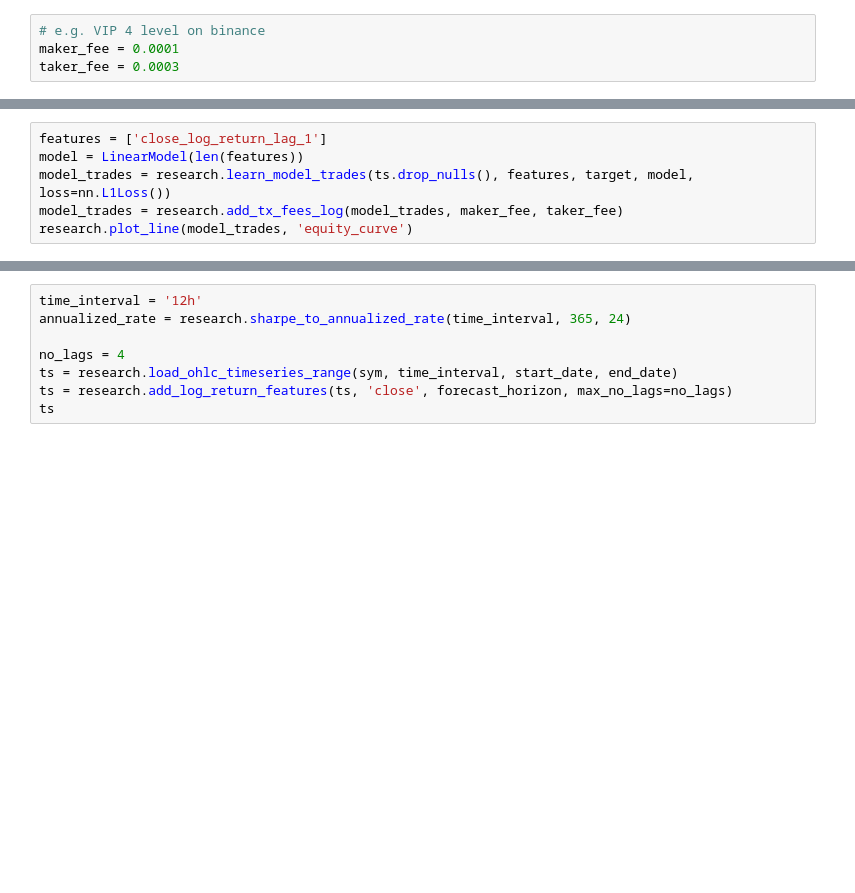
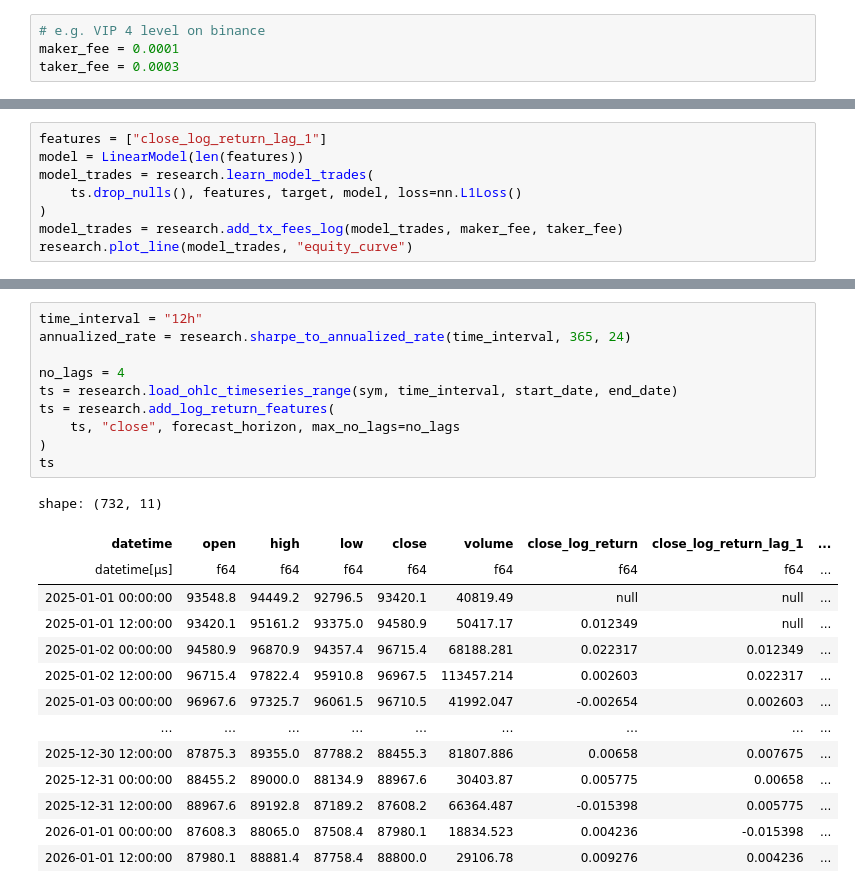
Before and after one commit to nickderaj/quant-trading-labs, a Jupyter notebook: src/research.ipynb, the cells around one changed output, grey strips where cells are left out. Cells and saved outputs as stored; diff of their text form; blank space fills up the shorter version.

```diff
--- a/src/research.ipynb
+++ b/src/research.ipynb
@@ -321,6 +769,8 @@ research.benchmark_linear_models(ts.drop_nulls(), target, feature_pool, annualiz
 # %%
-features = ['close_log_return_lag_1']
+features = ["close_log_return_lag_1"]
 model = LinearModel(len(features))
-model_trades = research.learn_model_trades(ts.drop_nulls(), features, target, model, loss=nn.L1Loss())
+model_trades = research.learn_model_trades(
+    ts.drop_nulls(), features, target, model, loss=nn.L1Loss()
+)
 model_trades = research.add_tx_fees_log(model_trades, maker_fee, taker_fee)
-research.plot_line(model_trades, 'equity_curve')
+research.plot_line(model_trades, "equity_curve")
@@ -327,9 +779,26 @@ research.plot_line(model_trades, 'equity_curve')
 # %%
-time_interval = '12h'
+time_interval = "12h"
 annualized_rate = research.sharpe_to_annualized_rate(time_interval, 365, 24)
 
 no_lags = 4
 ts = research.load_ohlc_timeseries_range(sym, time_interval, start_date, end_date)
-ts = research.add_log_return_features(ts, 'close', forecast_horizon, max_no_lags=no_lags)
+ts = research.add_log_return_features(
+    ts, "close", forecast_horizon, max_no_lags=no_lags
+)
 ts
+# %% [output]
+shape: (732, 11)
+| datetime | open | high | low | close | volume | close_log_return | close_log_return_lag_1 | ... |
+| datetime[μs] | f64 | f64 | f64 | f64 | f64 | f64 | f64 | ... |
+| 2025-01-01 00:00:00 | 93548.8 | 94449.2 | 92796.5 | 93420.1 | 40819.49 | null | null | ... |
+| 2025-01-01 12:00:00 | 93420.1 | 95161.2 | 93375.0 | 94580.9 | 50417.17 | 0.012349 | null | ... |
+| 2025-01-02 00:00:00 | 94580.9 | 96870.9 | 94357.4 | 96715.4 | 68188.281 | 0.022317 | 0.012349 | ... |
+| 2025-01-02 12:00:00 | 96715.4 | 97822.4 | 95910.8 | 96967.5 | 113457.214 | 0.002603 | 0.022317 | ... |
+| 2025-01-03 00:00:00 | 96967.6 | 97325.7 | 96061.5 | 96710.5 | 41992.047 | -0.002654 | 0.002603 | ... |
+| … | … | … | … | … | … | … | … | ... |
+| 2025-12-30 12:00:00 | 87875.3 | 89355.0 | 87788.2 | 88455.3 | 81807.886 | 0.00658 | 0.007675 | ... |
+| 2025-12-31 00:00:00 | 88455.2 | 89000.0 | 88134.9 | 88967.6 | 30403.87 | 0.005775 | 0.00658 | ... |
+| 2025-12-31 12:00:00 | 88967.6 | 89192.8 | 87189.2 | 87608.2 | 66364.487 | -0.015398 | 0.005775 | ... |
+| 2026-01-01 00:00:00 | 87608.3 | 88065.0 | 87508.4 | 87980.1 | 18834.523 | 0.004236 | -0.015398 | ... |
+| 2026-01-01 12:00:00 | 87980.1 | 88881.4 | 87758.4 | 88800.0 | 29106.78 | 0.009276 | 0.004236 | ... |
 # %%
```
Also changed, not shown: parts of 56 cells of this notebook, 2 other files.
